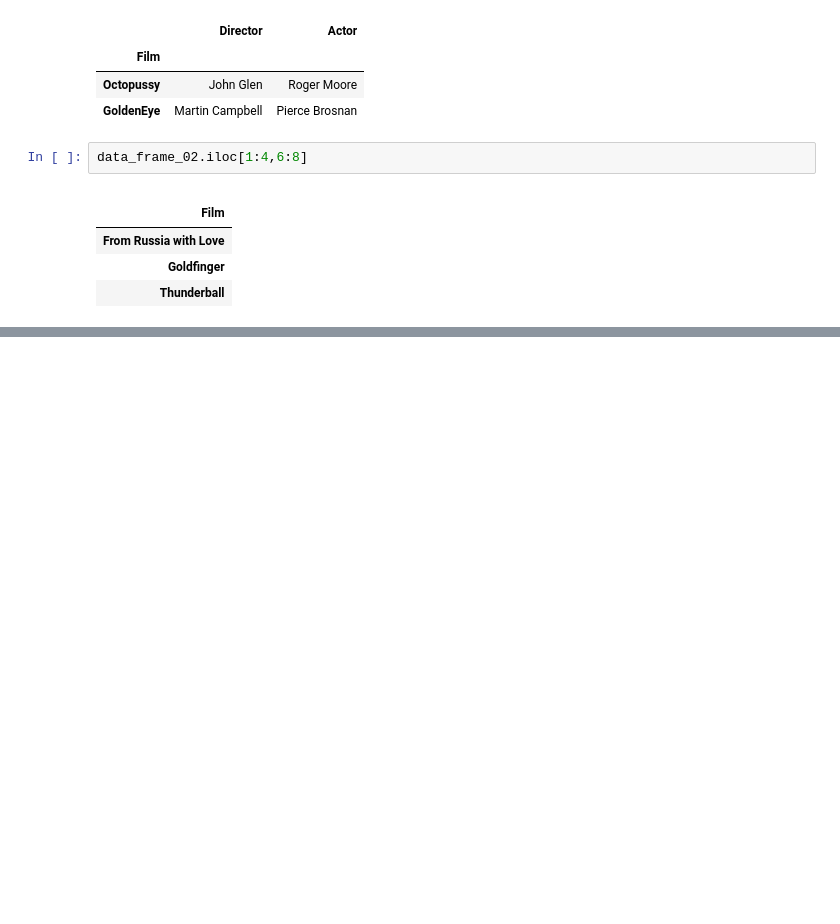
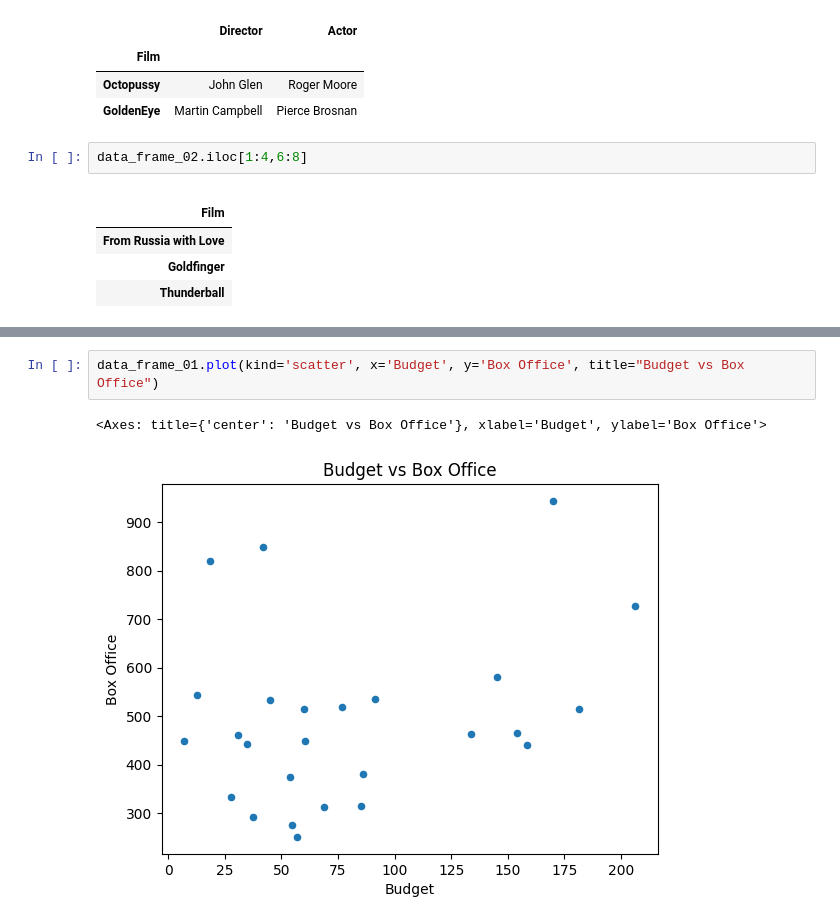
Before and after one commit to Aditya-96108/Data_Science, a Jupyter notebook: tuti_python_data_extraction.ipynb, the cells around one changed output, grey strips where cells are left out. Cells and saved outputs as stored; diff of their text form; blank space fills up the shorter version.

```diff
--- a/tuti_python_data_extraction.ipynb
+++ b/tuti_python_data_extraction.ipynb
@@ -188,0 +294,5 @@ data_frame_02.iloc[1:4,6:8]
+# %%
+data_frame_01.plot(kind='scatter', x='Budget', y='Box Office', title="Budget vs Box Office")
+# %% [output]
+<Axes: title={'center': 'Budget vs Box Office'}, xlabel='Budget', ylabel='Box Office'>
+[figure, added]
```
Also changed, not shown: parts of 13 cells of this notebook.
